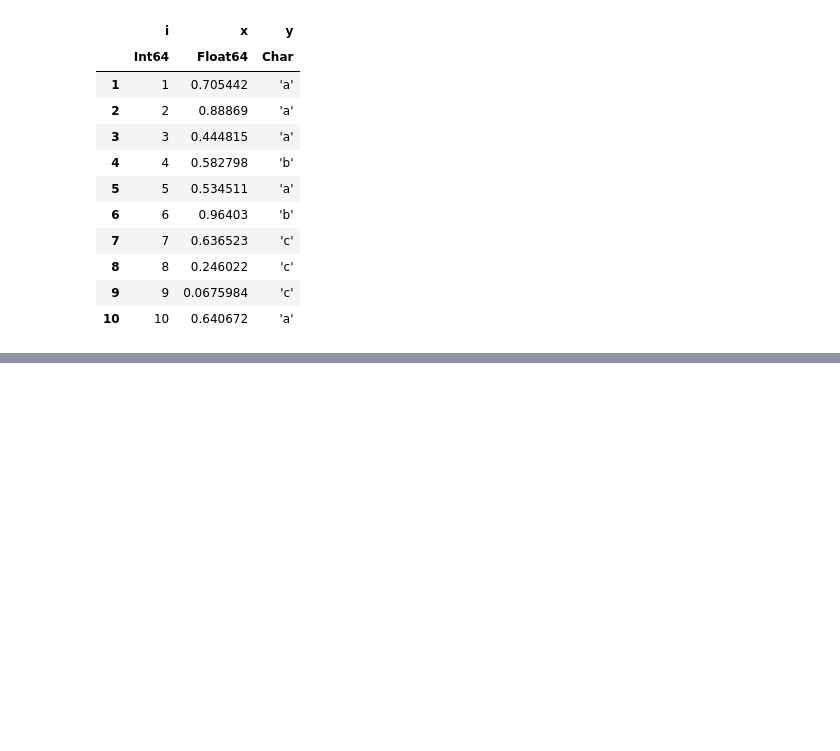
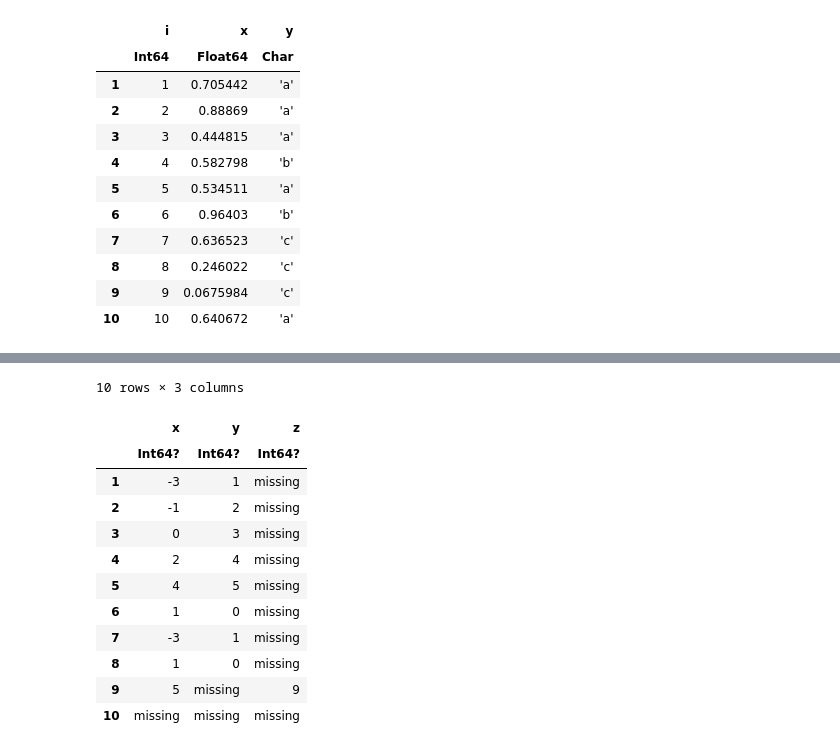
Before and after one commit to damiansp/julia, a Jupyter notebook: dsDocs/DataFrames/functions_2.py.ipynb, the cells around one changed output, grey strips where cells are left out. Cells and saved outputs as stored; diff of their text form; code cells hidden in the pictures; blank space fills up the shorter version.

```diff
--- a/dsDocs/DataFrames/functions_2.py.ipynb
+++ b/dsDocs/DataFrames/functions_2.py.ipynb
@@ -242,3 +242,5 @@ df[nonunique(df), :]
 | 8 | 8 | 0.246022 | 'c' |
 | 9 | 9 | 0.0675984 | 'c' |
 | 10 | 10 | 0.640672 | 'a' |
+# %%
+df = DataFrame(x=[-3, -1, 0, 2, 4], y=1:5)
@@ -244,0 +332,16 @@ df[nonunique(df), :]
+# %%
+push!(df, NamedTuple(), cols=:subset)
+# %% [output]
+10 rows × 3 columns
+|  | x | y | z |
+|  | Int64? | Int64? | Int64? |
+| 1 | -3 | 1 | missing |
+| 2 | -1 | 2 | missing |
+| 3 | 0 | 3 | missing |
+| 4 | 2 | 4 | missing |
+| 5 | 4 | 5 | missing |
+| 6 | 1 | 0 | missing |
+| 7 | -3 | 1 | missing |
+| 8 | 1 | 0 | missing |
+| 9 | 5 | missing | 9 |
+| 10 | missing | missing | missing |
```
Also changed, not shown: parts of 7 cells of this notebook.
